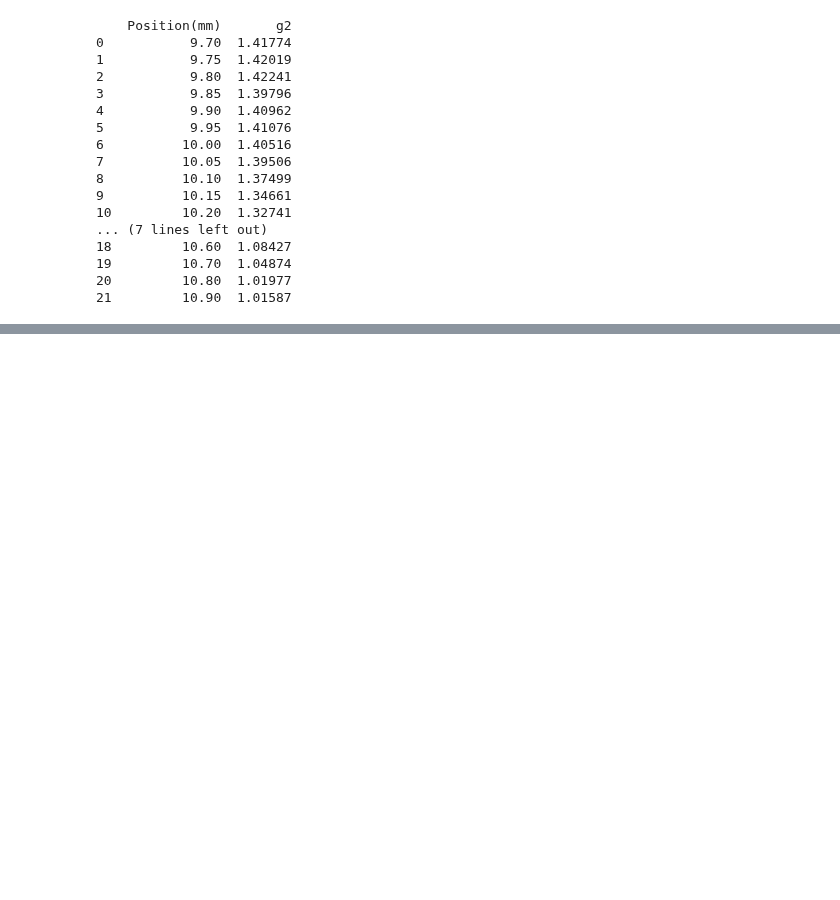
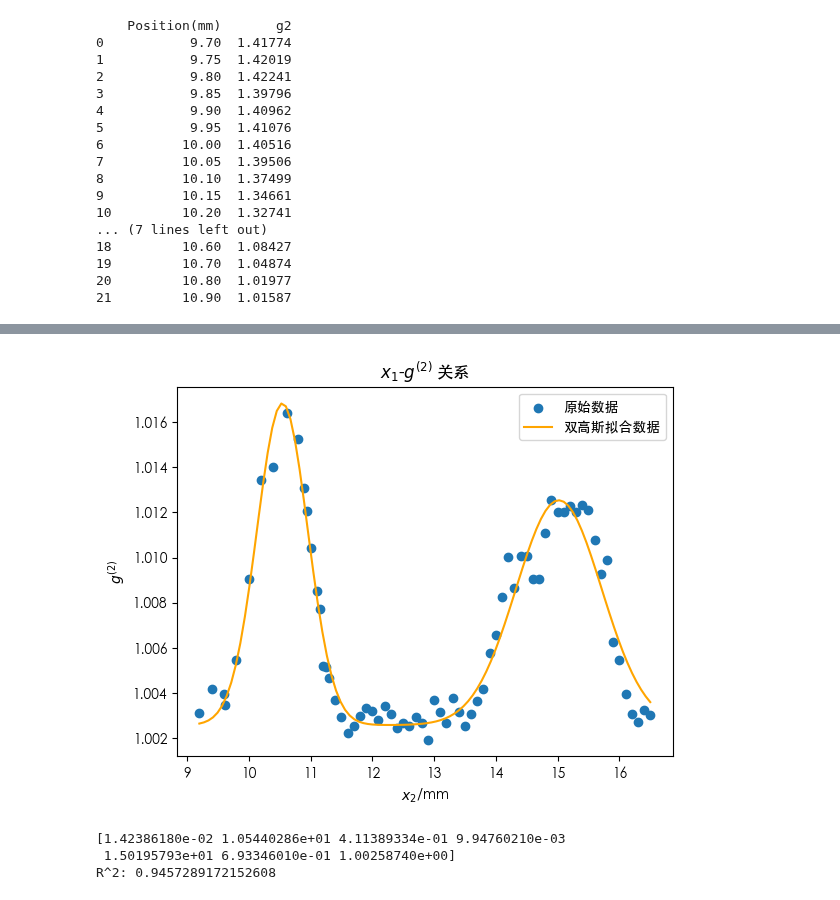
Before and after one commit to LantoZheng/Code, a Jupyter notebook: Experiments/Modern_physics_Experiment/Modern_physics_Experiment_II/Thermal-optical_ghost_imaging/data.ipynb, the cells around one changed output, grey strips where cells are left out. Saved outputs shown, nothing was run; the diff lists cells and outputs as text; code cells hidden in the pictures; blank space fills up the shorter version.

```diff
--- a/Experiments/Modern_physics_Experiment/Modern_physics_Experiment_II/Thermal-optical_ghost_imaging/data.ipynb
+++ b/Experiments/Modern_physics_Experiment/Modern_physics_Experiment_II/Thermal-optical_ghost_imaging/data.ipynb
@@ -105,0 +204,44 @@ R^2: 0.9935427289210904
+# %%
+def double_gaussian(x, a1, x01, sigma1, a2, x02, sigma2, b):
+    return (a1 * np.exp(-(x - x01)**2 / (2 * sigma1**2))) + (a2 * np.exp(-(x - x02)**2 / (2 * sigma2**2))) + b
+#定义双高斯函数
+
+# 提取数据
+x_data = df['Position(mm)']
+y_data = df['G2']
+
+# 拟合高斯函数
+popt, pcov = curve_fit(double_gaussian, x_data, y_data,p0 = [0.016,10.5,1,0.012,15,1.5,1])
+
+# 生成拟合曲线数据
+x_fit = np.linspace(min(x_data), max(x_data), 100)
+y_fit = double_gaussian(x_fit, *popt)
+
+# 绘制原始数据和拟合曲线
+plt.scatter(x_data, y_data, label='原始数据')
+plt.plot(x_fit, y_fit,color = 'orange', label='双高斯拟合数据')
+plt.xlabel('$x_2$/mm')
+plt.ylabel('$g^{(2)}$')
+plt.title('$x_1$-$g^{(2)}$ 关系')
+plt.legend()
+plt.show()
+# %% [output]
+[figure, added]
+# %%
+#查看拟合参数
+print(popt)
+
+# 计算总平方和 (Total Sum of Squares)
+ss_tot = np.sum((y_data - np.mean(y_data))**2)
+
+# 计算残差平方和 (Residual Sum of Squares)
+ss_res = np.sum((y_data - double_gaussian(x_data, *popt))**2)
+
+# 计算决定系数 R^2
+r_squared = 1 - (ss_res / ss_tot)
+
+print(f"R^2: {r_squared}")
+# %% [output]
+[1.42386180e-02 1.05440286e+01 4.11389334e-01 9.94760210e-03
+ 1.50195793e+01 6.93346010e-01 1.00258740e+00]
+R^2: 0.9457289172152608
```
Also changed, not shown: parts of 6 cells of this notebook, 20 other files.
